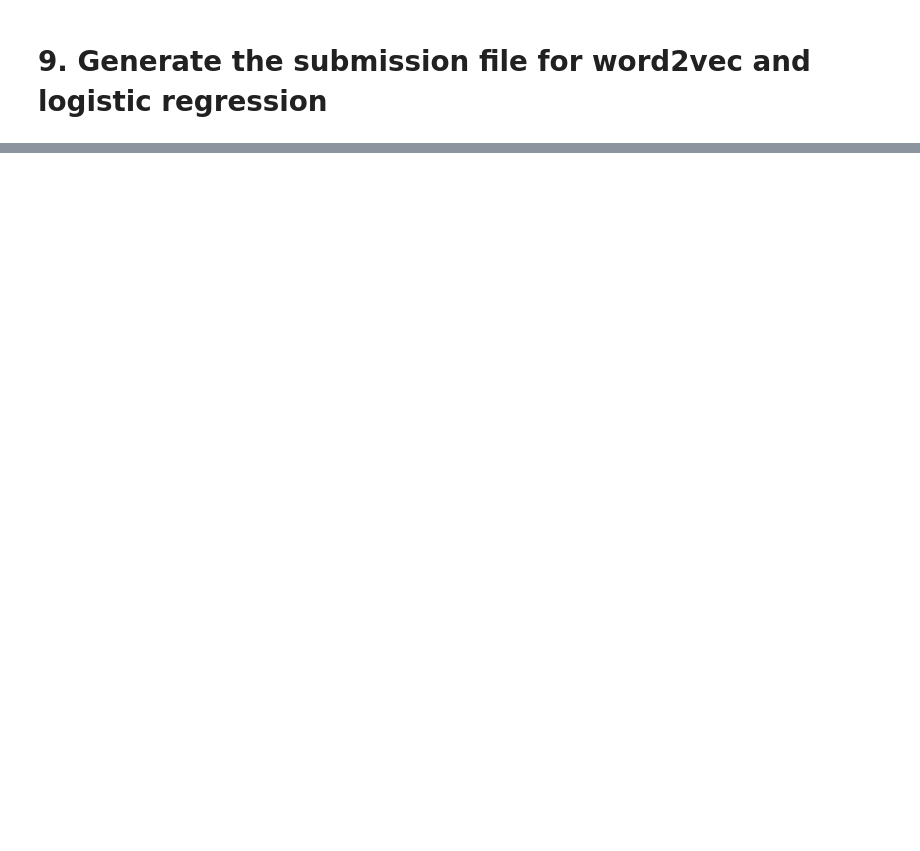
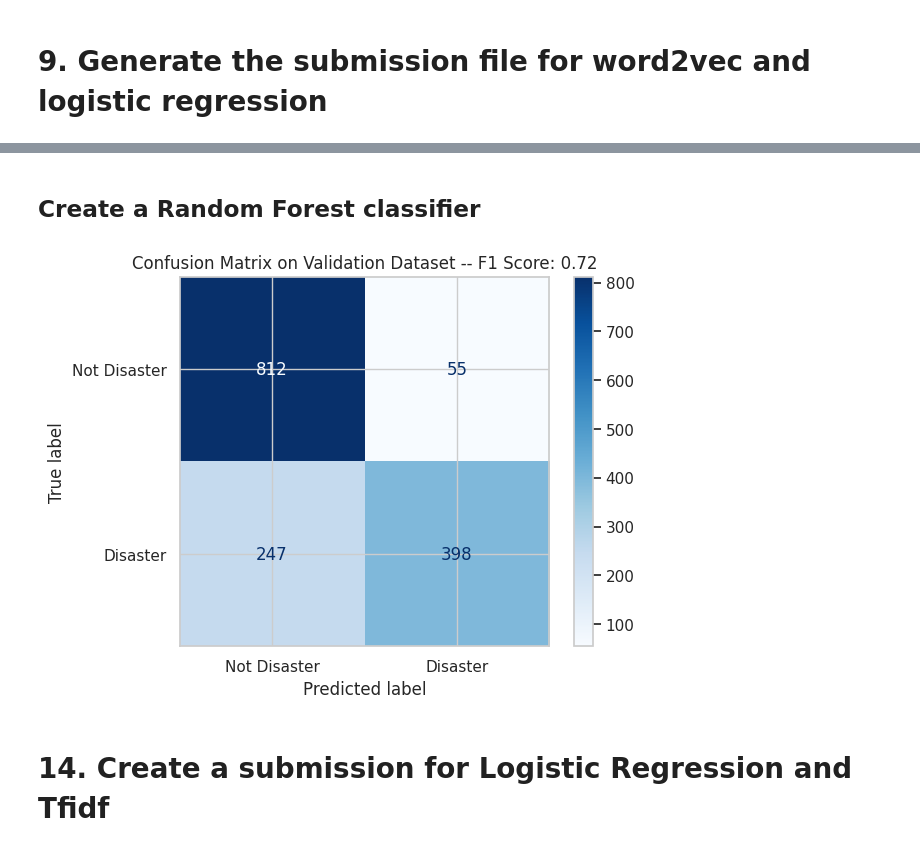
Before and after one commit to mmcza/Kaggle-Competitions, a Jupyter notebook: npl-disaster-tweets.ipynb, the cells around one changed output, grey strips where cells are left out. Cells and saved outputs as stored; diff of their text form; code cells hidden in the pictures; blank space fills up the shorter version.

```diff
--- a/npl-disaster-tweets.ipynb
+++ b/npl-disaster-tweets.ipynb
@@ -440,0 +774,16 @@ sample_submission.to_csv("submission_word2vec.csv", index=False)
+# %% [markdown]
+## Create a Random Forest classifier
+# %%
+rf_classifier = RandomForestClassifier(n_estimators=100, random_state=42, bootstrap = True, max_depth=None)
+
+# Train the classifier on the training data
+rf_classifier.fit(X_train_tfidf, y_train)
+
+# Make predictions on the validation data
+y_val_pred_tfidf_rf = rf_classifier.predict_proba(X_val_tfidf)
+
+displayConfusionMatrix(y_val, y_val_pred_tfidf_rf, "Validation")
+# %% [output]
+[figure, added]
+# %% [markdown]
+# 14. Create a submission for Logistic Regression and Tfidf
```
Also changed, not shown: parts of 44 cells of this notebook, 4 other files.
